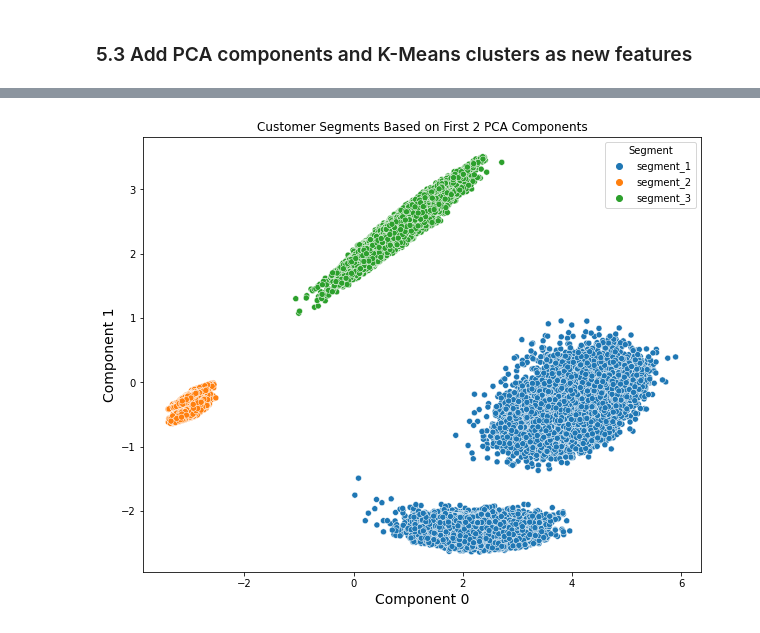
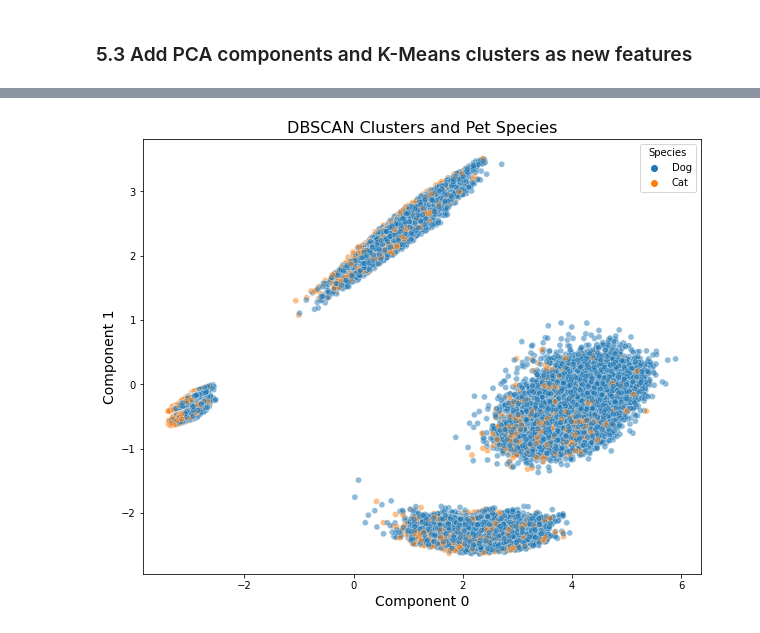
Before and after one commit to stevenrhart/pet-insurance-customer-segmentation, a Jupyter notebook: notebooks/02_pet_insurance_customer_segmentation_eda_and_clustering.ipynb, the cells around one changed output, grey strips where cells are left out. Cells and saved outputs as stored; diff of their text form; code cells hidden in the pictures.

Commit message:
finalized notebook with result of clustering

```diff
--- a/notebooks/02_pet_insurance_customer_segmentation_eda_and_clustering.ipynb
+++ b/notebooks/02_pet_insurance_customer_segmentation_eda_and_clustering.ipynb
@@ -1014,0 +749,4 @@ Name: Segment, dtype: int64
+# %%
+# Add species back to our dataframe
+pets_pca_dbscan["Species"] = pets_categorical["Species"]
+pets_pca_dbscan.head().T
@@ -1015,13 +771,14 @@ Name: Segment, dtype: int64
 # %%
 # Set the values for x and y based on the first and second components
-x = pets_pca_optics["Component_0"]
-y = pets_pca_optics["Component_1"]
+x = pets_pca_dbscan["Component_0"]
+y = pets_pca_dbscan["Component_1"]
 
 plt.figure(figsize=(10,8))
-sns.scatterplot(x=x, y=y, data=pets_pca_optics, hue="Segment")
+sns.scatterplot(x=x, y=y, data=pets_pca_dbscan, hue="Species", alpha=0.5)
 plt.xlabel("Component 0", fontsize=14)
 plt.ylabel("Component 1", fontsize=14)
-plt.title("Customer Segments Based on First 2 PCA Components")
+plt.title("DBSCAN Clusters and Pet Species", fontsize=16)
+plt.savefig('../figures/DBSCAN-Customer-Segments-by-Species.png')
 plt.show()
 # %% [output]
-[figure, old version]
+[figure, new version]
```
Also changed, not shown: parts of 83 cells of this notebook, 18 other files.
